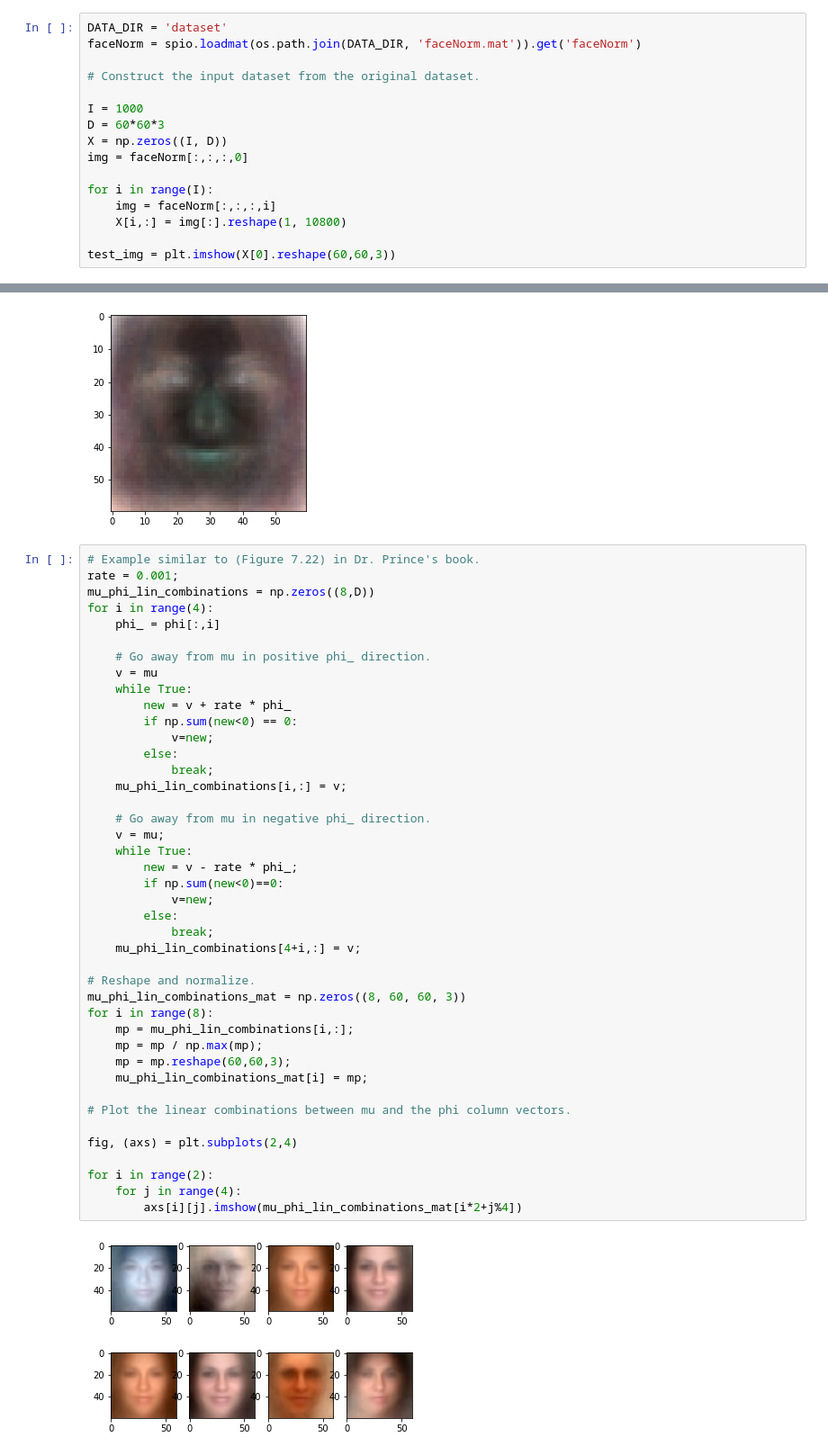
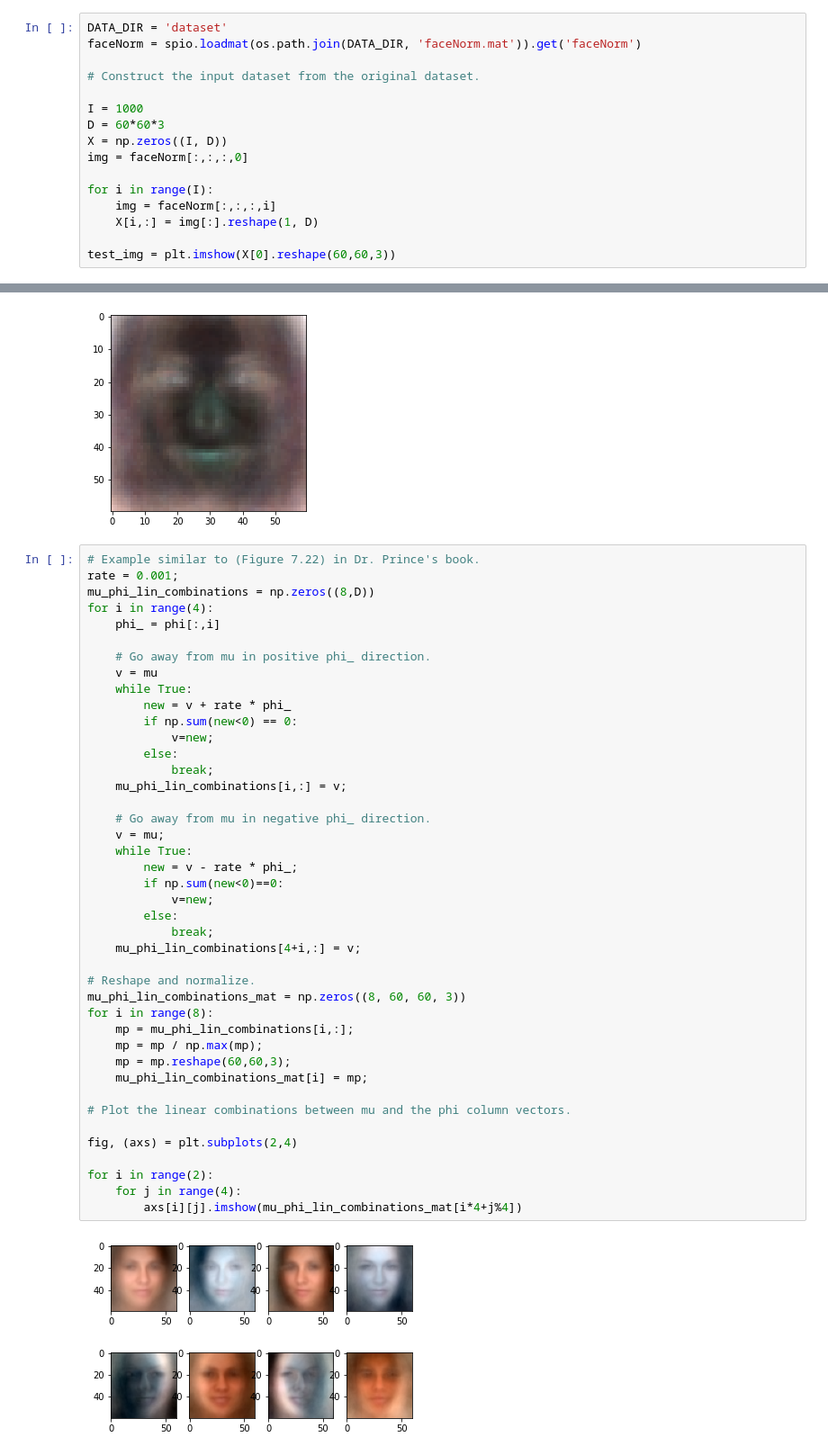
Before and after one commit to vduckute1812/MineSweeper, a Jupyter notebook: 7.3 Factor analysis.ipynb, the cells around one changed output, grey strips where cells are left out. Shown at 90% size. Drawn from its saved outputs; the diff is of its cells as text.

```diff
--- a/7.3 Factor analysis.ipynb
+++ b/7.3 Factor analysis.ipynb
@@ -19,7 +19,7 @@ img = faceNorm[:,:,:,0]
 
 for i in range(I):
     img = faceNorm[:,:,:,i]
-    X[i,:] = img[:].reshape(1, 10800)
+    X[i,:] = img[:].reshape(1, D)
 
 test_img = plt.imshow(X[0].reshape(60,60,3))
 # %% [output]
@@ -122,32 +122,32 @@ for i in range(4):
             v=new;
         else:
             break;
     mu_phi_lin_combinations[i,:] = v;
 
     # Go away from mu in negative phi_ direction.
     v = mu;
     while True:
         new = v - rate * phi_;
         if np.sum(new<0)==0:
             v=new;
         else:
             break;
     mu_phi_lin_combinations[4+i,:] = v;
 
 # Reshape and normalize.
 mu_phi_lin_combinations_mat = np.zeros((8, 60, 60, 3))
 for i in range(8):
     mp = mu_phi_lin_combinations[i,:];
     mp = mp / np.max(mp);
     mp = mp.reshape(60,60,3);
     mu_phi_lin_combinations_mat[i] = mp;
 
 # Plot the linear combinations between mu and the phi column vectors.
 
 fig, (axs) = plt.subplots(2,4)
 
 for i in range(2):
     for j in range(4):
-        axs[i][j].imshow(mu_phi_lin_combinations_mat[i*2+j%4])
+        axs[i][j].imshow(mu_phi_lin_combinations_mat[i*4+j%4])
 # %% [output]
-[figure, old version]
+[figure, new version]
```
